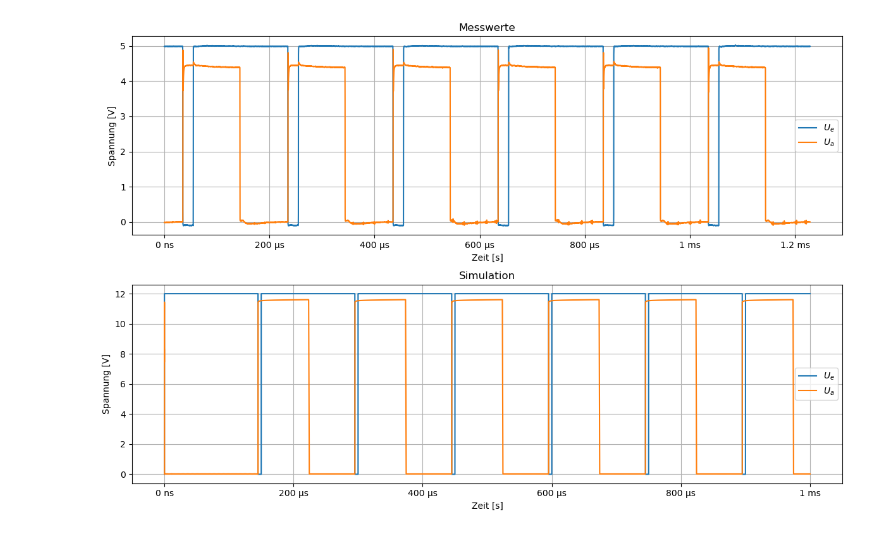
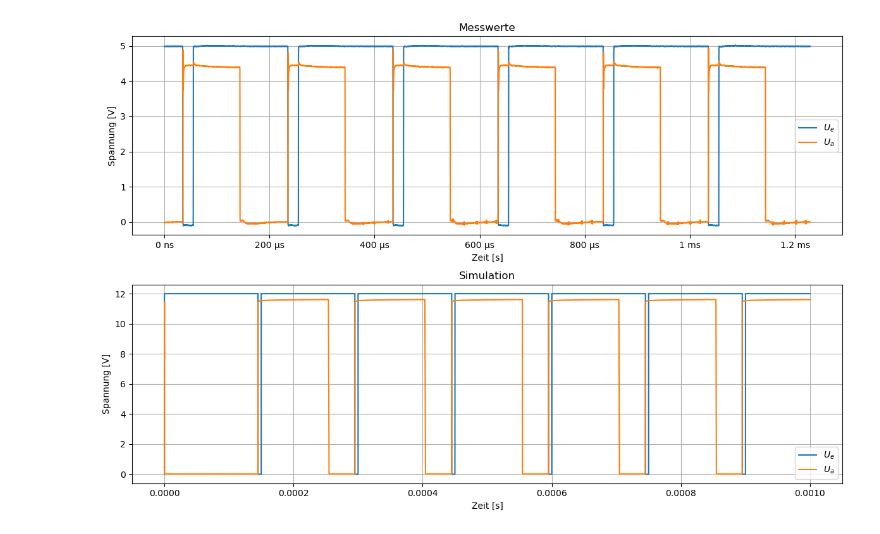
Before and after one commit to Kreijstal/elektronik-praktikum, a Jupyter notebook: 4Te_Labor/4.2/NE555_monoflop/monoflop.ipynb, the cells around one changed output. Saved outputs shown, nothing was run; the diff lists cells and outputs as text; code cells hidden in the pictures.

```diff
--- a/4Te_Labor/4.2/NE555_monoflop/monoflop.ipynb
+++ b/4Te_Labor/4.2/NE555_monoflop/monoflop.ipynb
@@ -5,7 +5,7 @@ from matplotlib.ticker import FuncFormatter
 import numpy as np
 # Loading the data from the CSV file
 df = pd.read_csv("Messwerte_Ne555_monoflop.csv", delimiter=',', comment='#',encoding = 'ISO-8859-1')
-df2= pd.read_csv("ne555_monoflop.csv", delimiter=';')
+df2= pd.read_csv("ne555_monoflop.csv", delimiter=';',decimal=',')
 # Helper functions for formatting labels
 def format_with_unit(value, unit):
     """Format a number and append a unit, removing trailing zeros."""
@@ -35,32 +35,32 @@ def format_time(x, pos):
         return format_with_unit(x * 1e3, 'ms')
     elif x >= 1e-6:
         return format_with_unit(x * 1e6, 'µs')
     else:
         return format_with_unit(x * 1e9, 'ns')
 
 
 plt.figure(figsize=(12, 8))
 plt.subplot(2, 1,1 )
 plt.plot(df['Time (s)']-df['Time (s)'][0], df['Channel 1 (V)'],  label='$U_e$')
 plt.plot(df['Time (s)']-df['Time (s)'][0], df['Channel 2 (V)'],label='$U_a$')
 #plt.plot(df2['time'], df2['V(U_a)'], label='Simulation')
 plt.title('Messwerte')
 plt.ylabel('Spannung [V]')
 plt.xlabel('Zeit [s]')
 plt.gca().xaxis.set_major_formatter(FuncFormatter(format_time))
 plt.grid(True)
 plt.legend()
 plt.subplot(2, 1,2)
 plt.plot(df2['time'], df2['V(U_e)'], label='$U_e$')
 plt.plot(df2['time'], df2['V(U_a)'], label='$U_a$')
 plt.title('Simulation')
 plt.ylabel('Spannung [V]')
 plt.xlabel('Zeit [s]')
-plt.gca().xaxis.set_major_formatter(FuncFormatter(format_time))
+#plt.gca().xaxis.set_major_formatter(FuncFormatter(format_time))
 plt.legend()
 plt.grid(True)
 plt.tight_layout()
 plt.savefig("monoflop.pdf")
 plt.show()
 # %% [output]
-[figure, old version]
+[figure, new version]
```
Also changed, not shown: parts of 2 cells of this notebook, 11 other files.
